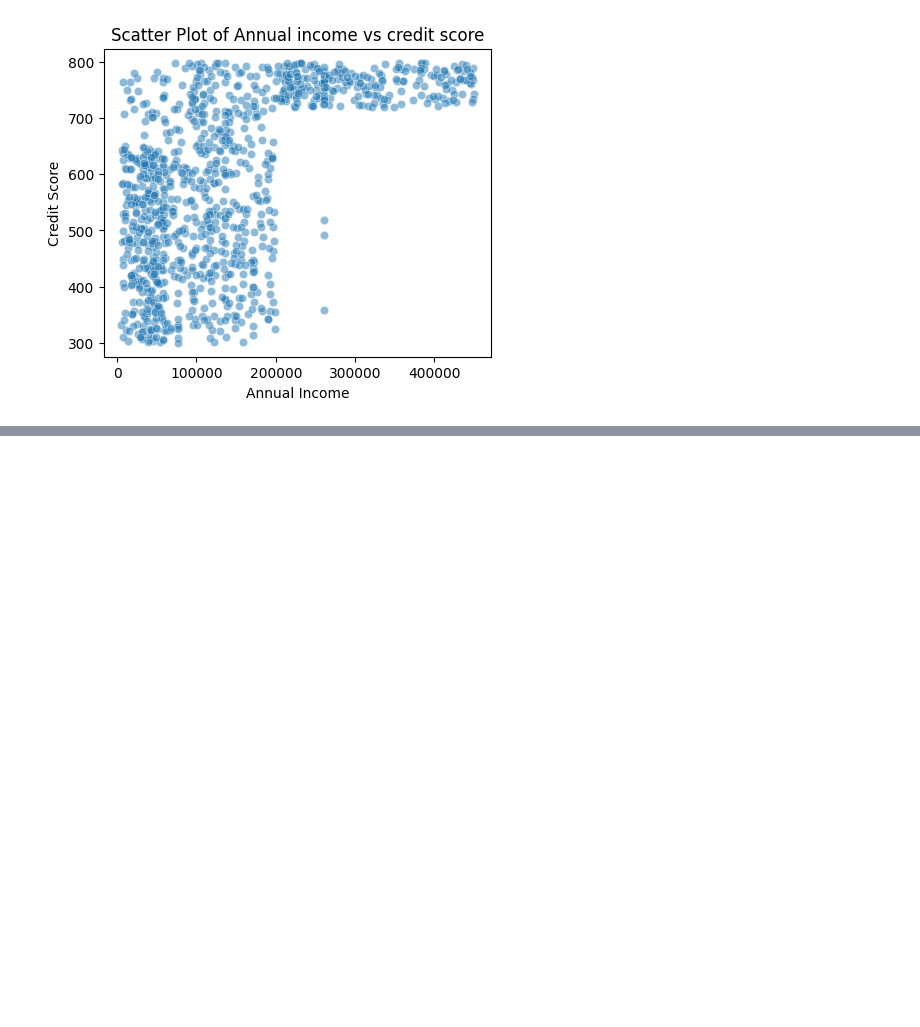
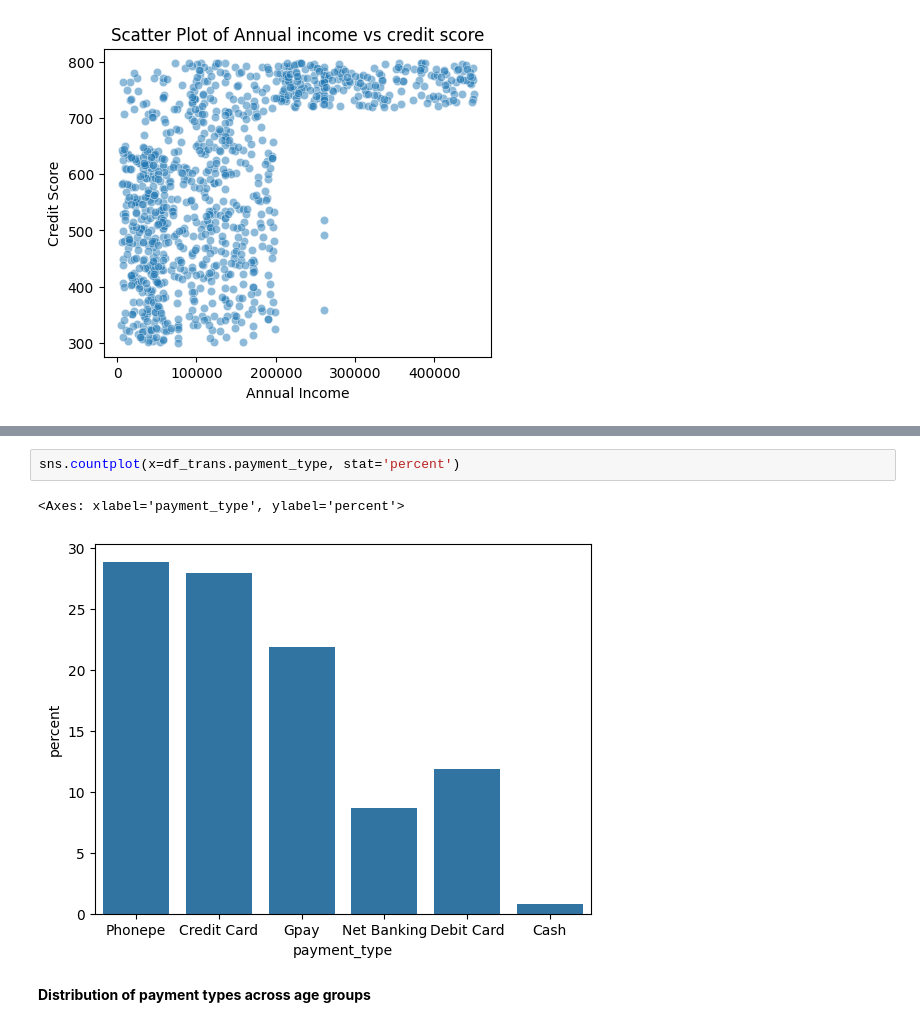
Before and after one commit to prashanty/Atliqo-Bank-CreditCard-Project, a Jupyter notebook: Phase1_Atliqo_bank_project.ipynb, the cells around one changed output, grey strips where cells are left out. Drawn from its saved outputs; the diff is of its cells as text; blank space fills up the shorter version.

```diff
--- a/Phase1_Atliqo_bank_project.ipynb
+++ b/Phase1_Atliqo_bank_project.ipynb
@@ -934,0 +1229,7 @@ plt.show()
+# %%
+sns.countplot(x=df_trans.payment_type, stat='percent')
+# %% [output]
+<Axes: xlabel='payment_type', ylabel='percent'>
+[figure, added]
+# %% [markdown]
+**Distribution of payment types across age groups**
```
Also changed, not shown: parts of 63 cells of this notebook.
